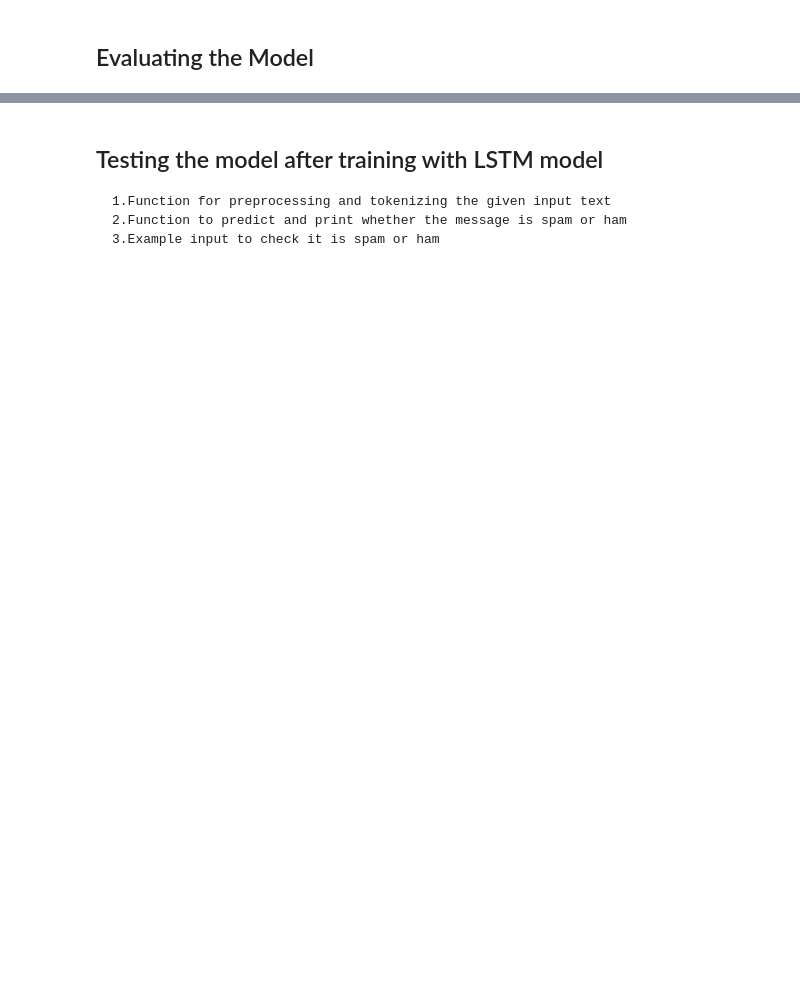
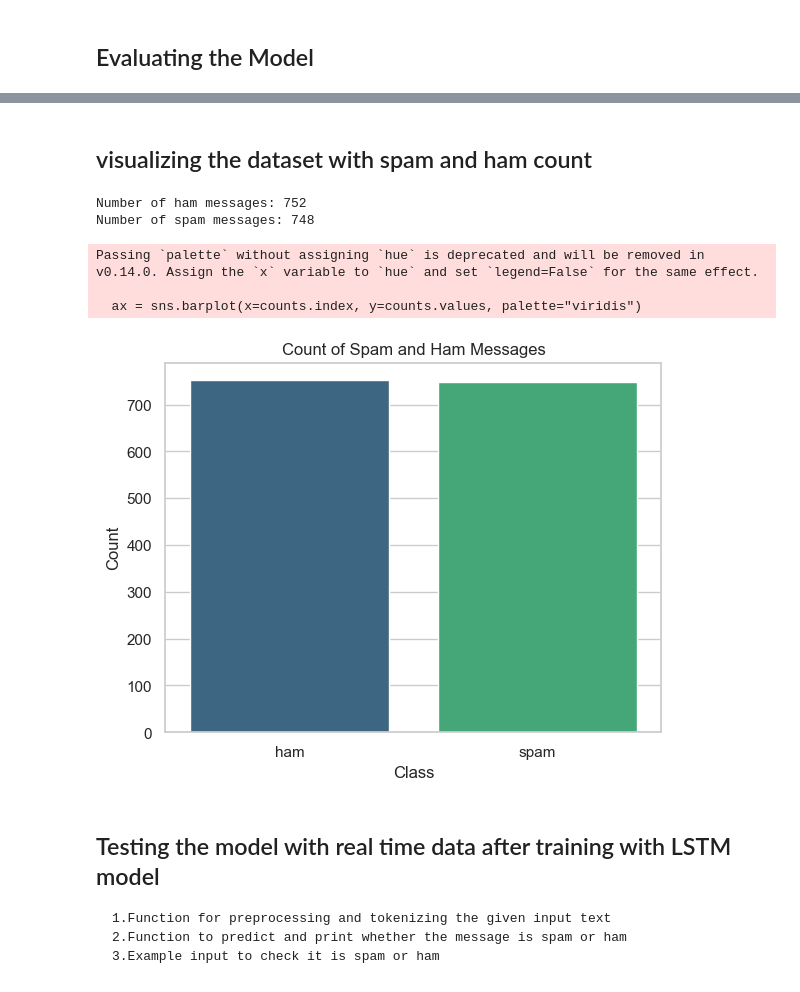
Before and after one commit to VishnuBalaji2004/STEP_INTERNSHIP, a Jupyter notebook: Day_3_hands_on.ipynb, the cells around one changed output, grey strips where cells are left out. Drawn from its saved outputs; the diff is of its cells as text; code cells hidden in the pictures; blank space fills up the shorter version.

```diff
--- a/Day_3_hands_on.ipynb
+++ b/Day_3_hands_on.ipynb
@@ -348,8 +348,34 @@ Accuracy: 0.96
     accuracy                           0.96       300
    macro avg       0.96      0.96      0.96       300
 weighted avg       0.96      0.96      0.96       300
+# %% [markdown]
+## visualizing the dataset with spam and ham count
+# %%
+df = pd.read_csv("G:\\Step_internship\\STEP_INTERNSHIP\\Spam-Classification.csv")
+
+# Count the number of spam and ham messages
+counts = df['CLASS'].value_counts()
+
+# Print the counts
+print(f"Number of ham messages: {counts['ham']}")
+print(f"Number of spam messages: {counts['spam']}")
+
+# Create a bar plot
+sns.set(style="whitegrid")
+ax = sns.barplot(x=counts.index, y=counts.values, palette="viridis")
+ax.set_xlabel('Class')
+ax.set_ylabel('Count')
+ax.set_title('Count of Spam and Ham Messages')
+plt.show()
+# %% [output]
+Number of ham messages: 752
+Number of spam messages: 748
+Passing `palette` without assigning `hue` is deprecated and will be removed in v0.14.0. Assign the `x` variable to `hue` and set `legend=False` for the same effect.
+
+  ax = sns.barplot(x=counts.index, y=counts.values, palette="viridis")
+[figure, added]
 # %% [markdown]
-## Testing the model after training with LSTM model
+## Testing the model with real time data after training with LSTM model
     1.Function for preprocessing and tokenizing the given input text
     2.Function to predict and print whether the message is spam or ham
     3.Example input to check it is spam or ham
```
Also changed, not shown: parts of 9 cells of this notebook.
